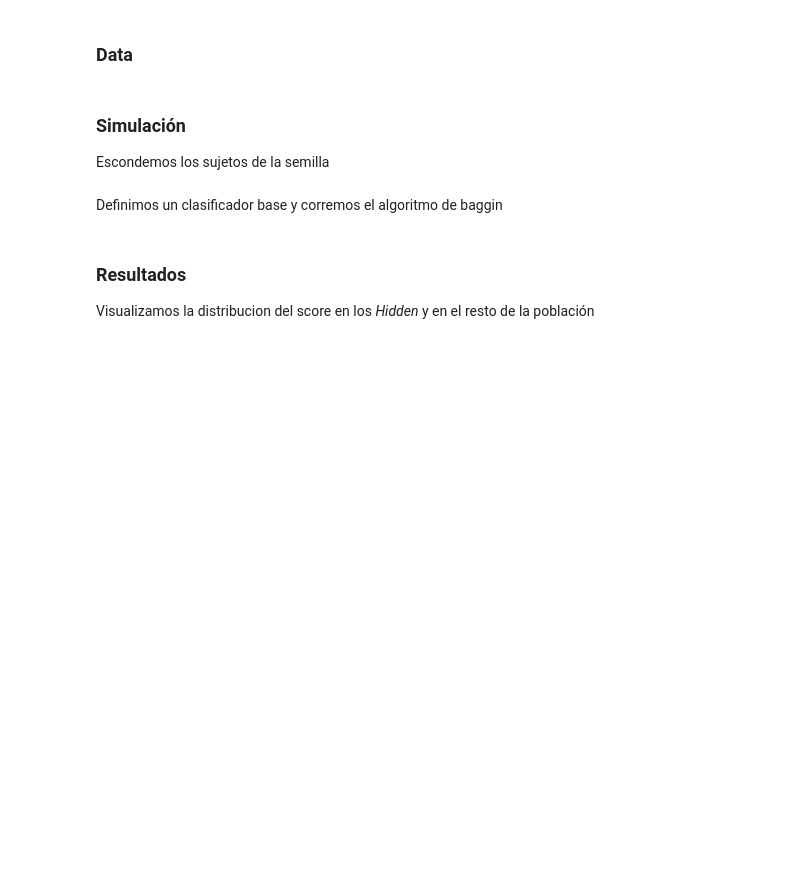
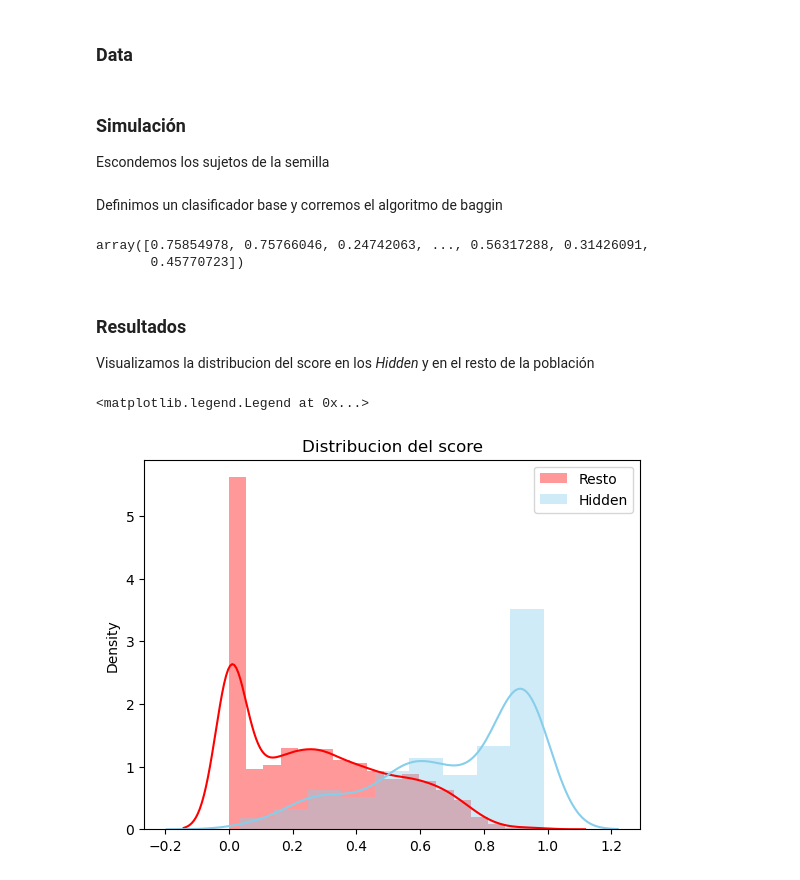
Before and after one commit to sebastianguinazu/lookalike_models, a Jupyter notebook: notebooks/02_score_simulacion.ipynb, the cells around one changed output. Saved outputs shown, nothing was run; the diff lists cells and outputs as text; code cells hidden in the pictures; blank space fills up the shorter version.

```diff
--- a/notebooks/02_score_simulacion.ipynb
+++ b/notebooks/02_score_simulacion.ipynb
@@ -8,7 +8,7 @@ El procedimiento consiste en:
 - Ejecutar el algoritmo de bagging que scorea a todos los sujetos de la población (incluyendo los ocultos)
 - Evaluar la posición de los sujetos ocultos en la distribución del score. Esto se puede hacer visualmente o con estadísticos del estilo KS, AUROC, Average Precision, etc.
 # %%
-ID_COLS = ['rut']
+ID_COLS = []
 SEMILLA = 999
-PERCT_TO_HIDE = 0.5 # proporcion de seed to hide
+PERC_TO_HIDE = 0.5 # proporcion de seed to hide
 BAG_ITER = 100 # iteraciones de bagging
@@ -30,11 +27,14 @@ import seaborn as sns
 # %%
 # read
 X_seed = pd.read_pickle("data/X_seed.pkl")
-X_poblacion = read_pickle("data/X_poblacion.pkl")
+X_poblacion = pd.read_pickle("data/X_poblacion.pkl")
 
 # drop IDS
 X_seed = X_seed.drop(ID_COLS, axis=1)
 X_poblacion = X_poblacion.drop(ID_COLS, axis=1)
+
+# X_seed = X_seed.drop('ing', axis=1)
+# X_poblacion = X_poblacion.drop('ing', axis=1)
 # %% [markdown]
 ### Simulación
 
@@ -57,16 +57,22 @@ clf_param = {'min_sample_leaf':1, 'random_state': SEMILLA}
 # %%
 ### Lookalike Scores
-scores_sim, _ = bagged_clff(
-    X_seed_sim, X_poblacion_sim, Classifier=clf,
-    random_state=SEMILLA, T=BAG_ITER,
-    **clf_param)
+scores_sim, _ = bagged_clf(
+    X_seed_sim, X_poblacion_sim, random_state=SEMILLA, clf='tree',T=50, min_samples_leaf=5)
+# %%
+scores_sim
+# %% [output]
+array([0.75854978, 0.75766046, 0.24742063, ..., 0.56317288, 0.31426091,
+       0.45770723])
 # %% [markdown]
 ### Resultados
 
 Visualizamos la distribucion del score en los *Hidden* y en el resto de la población
 # %%
-sns.distplot(scores_sim[flag_hidden==0]), color='red', label='Resto')
-sns.distplot(scores_sim[flag_hidden==1]), color='skyblue', label='Hidden')
+sns.distplot((scores_sim[flag_hidden==0]), color='red', label='Resto')
+sns.distplot((scores_sim[flag_hidden==1]), color='skyblue', label='Hidden')
 plt.title('Distribucion del score')
 plt.legend()
+# %% [output]
+<matplotlib.legend.Legend at 0x...>
+[figure, added]
 # %%
```
Also changed, not shown: parts of 5 cells of this notebook, 6 other files.
